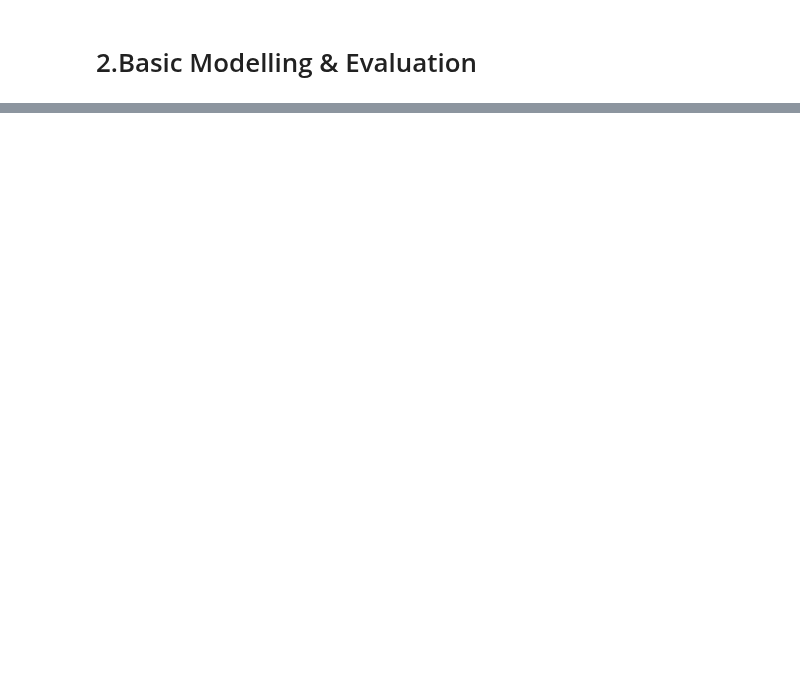
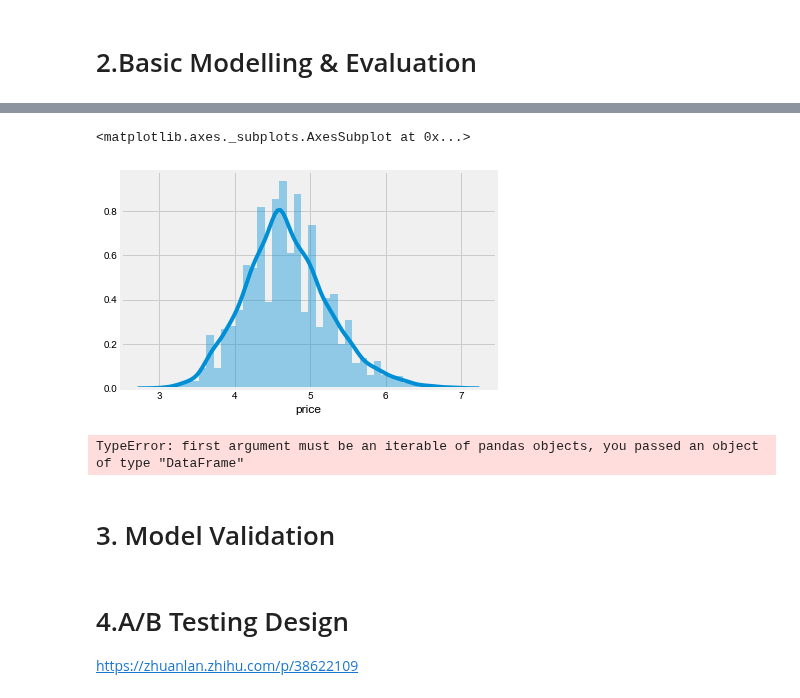
Before and after one commit to vivienfay/Airbnb-Seattle-Rental-Price-Prediction, a Jupyter notebook: Airbnb_price_prediction.ipynb, the cells around one changed output, grey strips where cells are left out. Drawn from its saved outputs; the diff is of its cells as text; code cells hidden in the pictures; blank space fills up the shorter version.

```diff
--- a/Airbnb_price_prediction.ipynb
+++ b/Airbnb_price_prediction.ipynb
@@ -175,3 +282,22 @@ Define the cross validation evaluation metrics
+# %%
+feature = ['accommodates', 'bathrooms','bedrooms','beds','guests_included','extra_people']
+X = input_data[feature]
+y = input_data['price']
+# %%
+# 0.split the data
+X_train, X_test, y_train, y_test = train_test_split(X, y, test_size=0.25, random_state=1)
+# 1.make it a normal distribution, thus log it.
+y_train = np.log1p(y_train)
+sns.distplot(y_train)
+# %% [output]
+<matplotlib.axes._subplots.AxesSubplot at 0x...>
+[figure, added]
+# %%
+all_data = pd.concat(X_train,y_train)
+# %% [output]
+TypeError: first argument must be an iterable of pandas objects, you passed an object of type "DataFrame"
+# %% [markdown]
+# 3. Model Validation
 # %%
 def rmse_cv(model,X,y):
     rmse = np.sqrt(-cross_val_score(model, X, y, scoring="neg_mean_squared_error", cv=5))
@@ -180,0 +305,4 @@ https://zhuanlan.zhihu.com/p/38622109
+# %% [markdown]
+# 4.A/B Testing Design
+
+https://zhuanlan.zhihu.com/p/38622109
```
Also changed, not shown: parts of 14 cells of this notebook.
